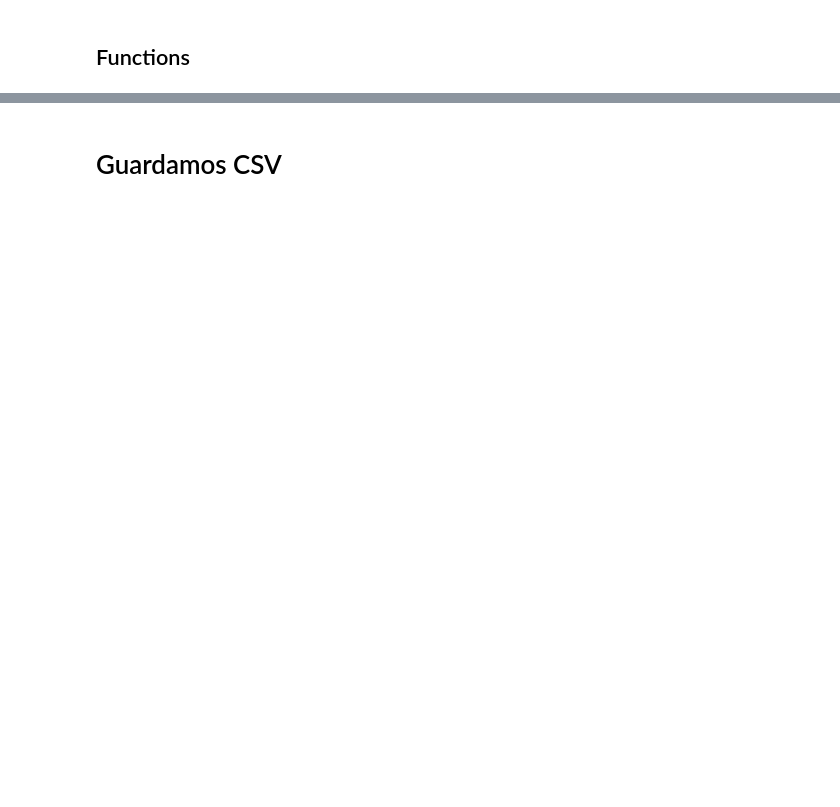
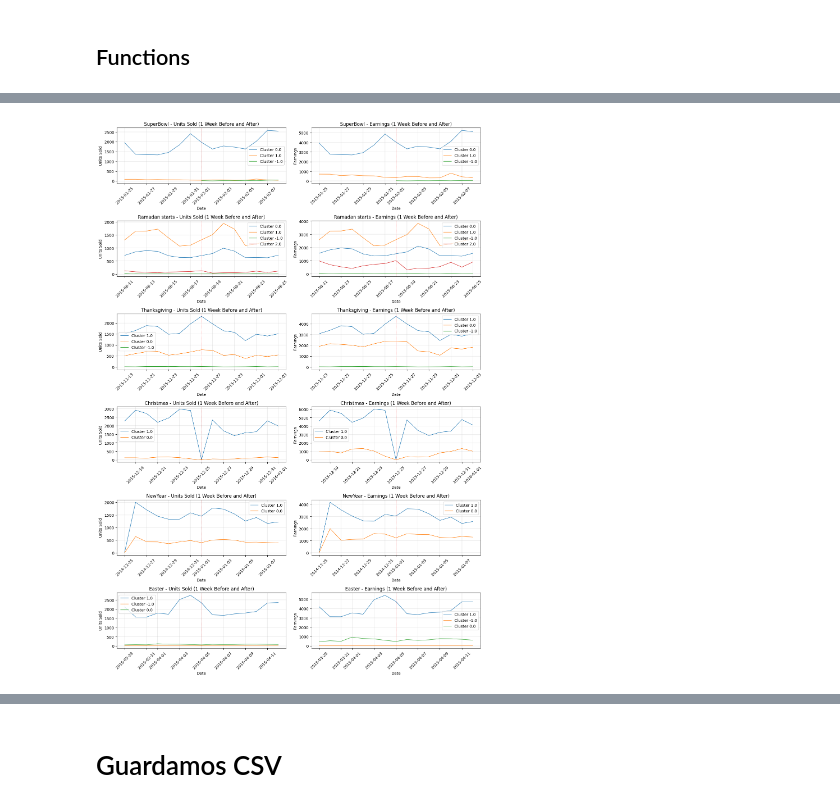
Before and after one commit to antonioMateos/grupo2retail_0424, a Jupyter notebook: 03_Clustering/Clustering_Productos_Eventos.ipynb, the cells around one changed output, grey strips where cells are left out. Drawn from its saved outputs; the diff is of its cells as text; code cells hidden in the pictures; blank space fills up the shorter version.

```diff
--- a/03_Clustering/Clustering_Productos_Eventos.ipynb
+++ b/03_Clustering/Clustering_Productos_Eventos.ipynb
@@ -466,0 +609,13 @@ plot_clusters_sizes(product_segments)
+# %%
+# Rellenamos NaN con -1
+df_items_with_clusters = df_items_with_clusters.fillna(-1)
+
+# Vemos items que tengan al menos una columna numerica igual o mayor que cero
+items_filtered_by_events_influence = df_items_with_clusters[df_items_with_clusters.iloc[:, 1:].ge(0).any(axis=1)]
+
+# Convertimos todas las numericas en int
+items_filtered_by_events_influence[items_filtered_by_events_influence.select_dtypes(include='number').columns] = items_filtered_by_events_influence.select_dtypes(include='number').astype(int)
+
+display(items_filtered_by_events_influence.shape)
+
+items_filtered_by_events_influence.head(10)
@@ -466,0 +637,78 @@ plot_clusters_sizes(product_segments)
+# %%
+import datetime as dt
+
+df_events = items_filtered_by_events_influence.copy()
+
+# Convertir la columna 'date' de df_s a datetime
+df_s['date'] = pd.to_datetime(df_s['date'])
+
+# Unir los dos dataframes por la columna 'item'
+df_merged = pd.merge(df_s, df_events, on='item', how='left')
+
+# Lista de eventos y ventana de tiempo alrededor del evento (una semana antes y después)
+event_columns = EVENTS
+
+df_2015 = df_s[df_s['year'] == 2015]
+event_dates = {
+    'Christmas': df_2015[df_2015['event'] == 'Christmas']['date'].min(),
+    'NewYear': df_2015[df_2015['event'] == 'NewYear']['date'].min(),
+    'SuperBowl': df_2015[df_2015['event'] == 'SuperBowl']['date'].min(),
+    'Easter': df_2015[df_2015['event'] == 'Easter']['date'].min(),
+    'Ramadan starts': df_2015[df_2015['event'] == 'Ramadan starts']['date'].min(),
+    'Thanksgiving': df_2015[df_2015['event'] == 'Thanksgiving']['date'].min()
+}
+
+# Función para filtrar una semana antes y después del evento
+def filter_by_event_window(df, event_date):
+    start_date = event_date - pd.DateOffset(days=7)
+    end_date = event_date + pd.DateOffset(days=7)
+    return df[(df['date'] >= start_date) & (df['date'] <= end_date)]
+
+# Graficar la evolución de ingresos y unidades por cluster (evento)
+fig, ax = plt.subplots(len(event_columns), 2, figsize=(14, 20))
+
+for i, event in enumerate(event_columns):
+    # Filtrar los productos que tienen información en el evento (columna)
+    df_event = df_merged[df_merged[event].notna()]
+
+    # Filtrar las fechas de una semana antes y después del evento
+    df_event_window = filter_by_event_window(df_event, event_dates[event])
+
+    # Agrupar por los distintos valores (clusters) de ese evento
+    for cluster_value in df_event_window[event].unique():
+        df_cluster = df_event_window[df_event_window[event] == cluster_value]
+
+        # Agrupar por fecha para calcular el total de unidades e ingresos por día
+        df_cluster_grouped = df_cluster.groupby('date').agg({'units': 'sum', 'raw_earn': 'sum'}).reset_index()
+
+        # Graficar las unidades vendidas (línea fina)
+        ax[i, 0].plot(df_cluster_grouped['date'], df_cluster_grouped['units'], label=f'Cluster {cluster_value}', linewidth=1)
+        ax[i, 0].set_title(f'{event} - Units Sold (1 Week Before and After)')
+        ax[i, 0].set_xlabel('Date')
+        ax[i, 0].set_ylabel('Units Sold')
+
+        # Graficar los ingresos (línea fina)
+        ax[i, 1].plot(df_cluster_grouped['date'], df_cluster_grouped['raw_earn'], label=f'Cluster {cluster_value}', linewidth=1)
+        ax[i, 1].set_title(f'{event} - Earnings (1 Week Before and After)')
+        ax[i, 1].set_xlabel('Date')
+        ax[i, 1].set_ylabel('Earnings')
+
+    # Añadir la línea vertical discontinua en la fecha del evento
+    ax[i, 0].axvline(x=event_dates[event], color='red', linestyle='--', linewidth=0.5)
+    ax[i, 1].axvline(x=event_dates[event], color='red', linestyle='--', linewidth=0.5)
+
+    # Rotar las etiquetas de las fechas en el eje X
+    ax[i, 0].tick_params(axis='x', rotation=45)
+    ax[i, 1].tick_params(axis='x', rotation=45)
+
+    # Añadir leyenda para cada gráfico
+    ax[i, 0].legend()
+    ax[i, 1].legend()
+    # Añadir grid
+    ax[i, 0].grid(linewidth=0.3)
+    ax[i, 1].grid(linewidth=0.3)
+
+plt.tight_layout()
+plt.show()
+# %% [output]
+[figure, added]
```
Also changed, not shown: parts of 46 cells of this notebook, 5 other files.
